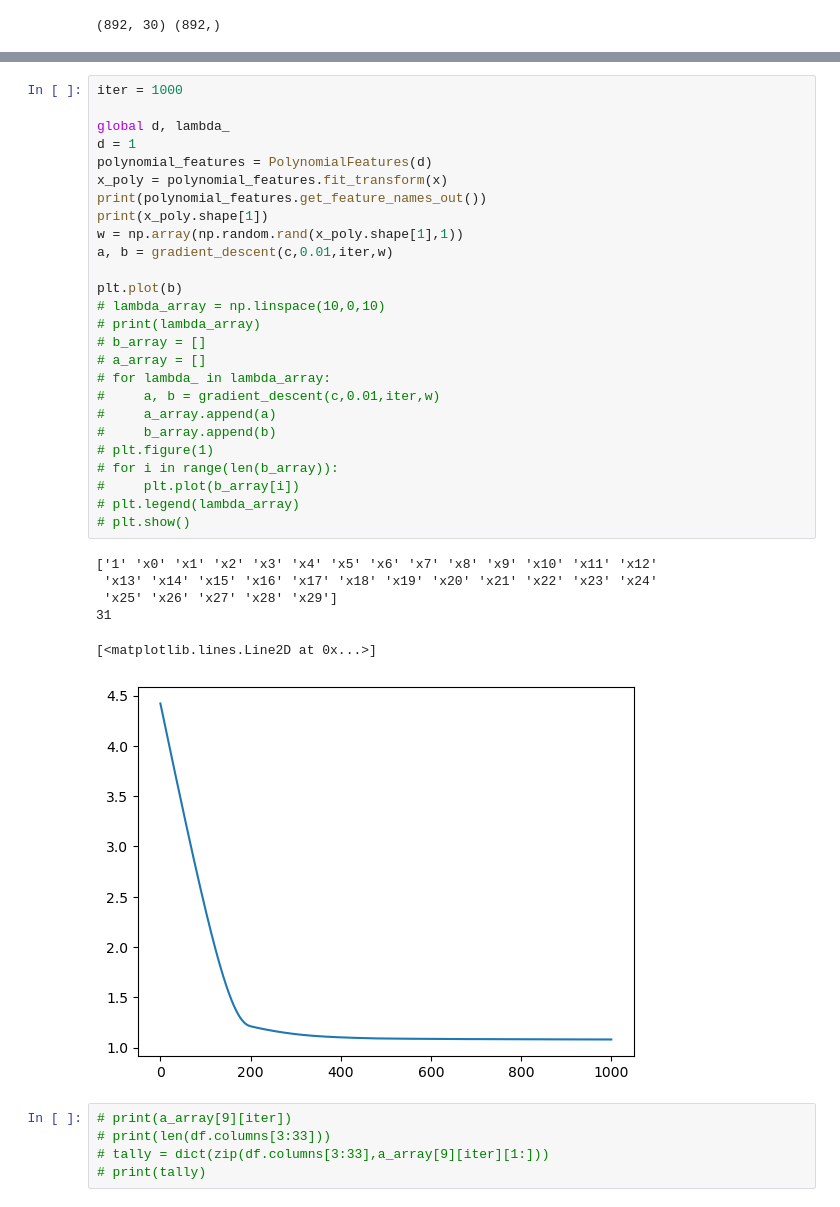
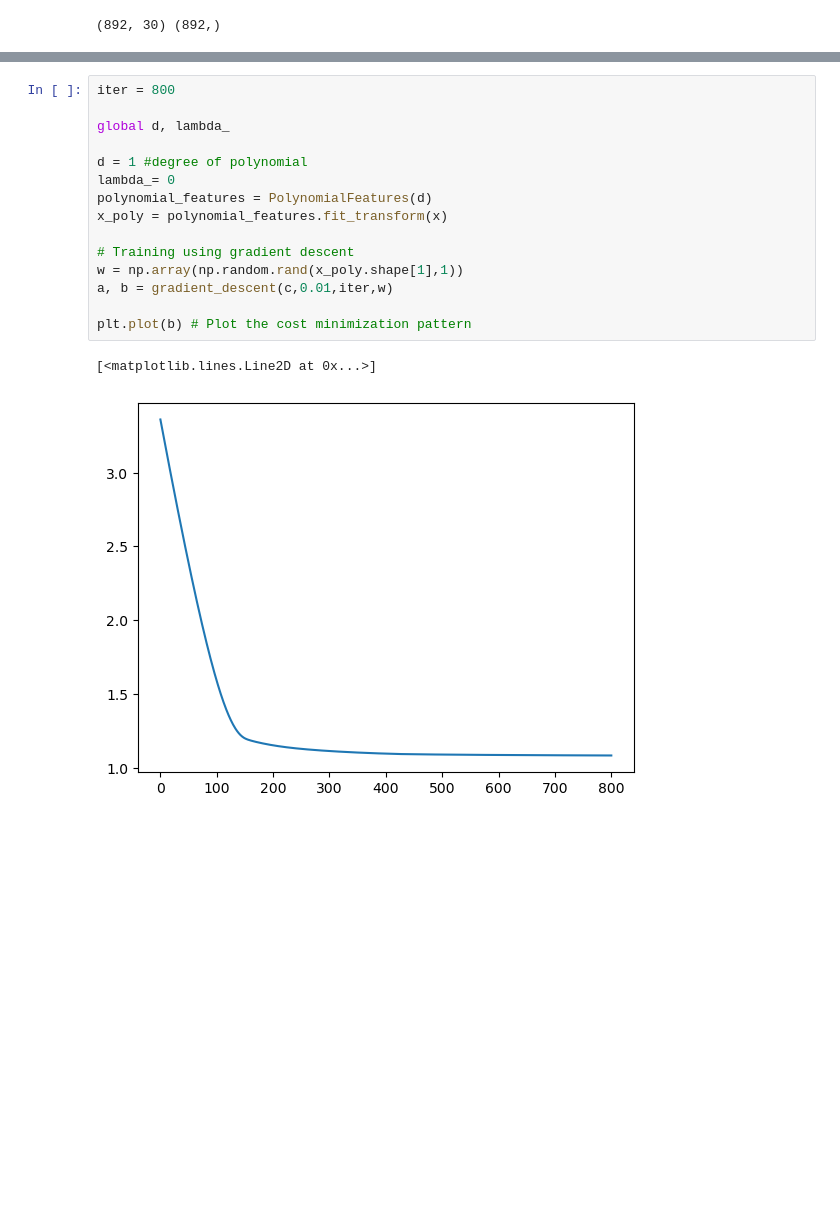
Before and after one commit to poku18/ENGR_Project_PR, a Jupyter notebook: 0_1_classifier.ipynb, the cells around one changed output, grey strips where cells are left out. Saved outputs shown, nothing was run; the diff lists cells and outputs as text; blank space fills up the shorter version.

```diff
--- a/0_1_classifier.ipynb
+++ b/0_1_classifier.ipynb
@@ -121,42 +126,22 @@ def c(w):
     c = cross_entropy(w,x_train,y_train)
     return c
 # %%
-iter = 1000
+iter = 800
 
 global d, lambda_
-d = 1
+
+d = 1 #degree of polynomial
+lambda_= 0
 polynomial_features = PolynomialFeatures(d)
 x_poly = polynomial_features.fit_transform(x)
-print(polynomial_features.get_feature_names_out())
-print(x_poly.shape[1])
+
+# Training using gradient descent
 w = np.array(np.random.rand(x_poly.shape[1],1))
 a, b = gradient_descent(c,0.01,iter,w)
 
-plt.plot(b)
-# lambda_array = np.linspace(10,0,10)
-# print(lambda_array)
-# b_array = []
-# a_array = []
-# for lambda_ in lambda_array:
-#     a, b = gradient_descent(c,0.01,iter,w)
-#     a_array.append(a)
-#     b_array.append(b)
-# plt.figure(1)
-# for i in range(len(b_array)):
-#     plt.plot(b_array[i])
-# plt.legend(lambda_array)
-# plt.show()
+plt.plot(b) # Plot the cost minimization pattern
 # %% [output]
-['1' 'x0' 'x1' 'x2' 'x3' 'x4' 'x5' 'x6' 'x7' 'x8' 'x9' 'x10' 'x11' 'x12'
- 'x13' 'x14' 'x15' 'x16' 'x17' 'x18' 'x19' 'x20' 'x21' 'x22' 'x23' 'x24'
- 'x25' 'x26' 'x27' 'x28' 'x29']
-31
+[<matplotlib.lines.Line2D at 0x...>]
-[<matplotlib.lines.Line2D at 0x...>]
-[figure, old version]
+[figure, new version]
-# %%
-# print(a_array[9][iter])
-# print(len(df.columns[3:33]))
-# tally = dict(zip(df.columns[3:33],a_array[9][iter][1:]))
-# print(tally)
 # %%
 y_pred = np.sign(sigmoid(model(x_test, a[iter]))- 0.5)/2 +0.5
```
Also changed, not shown: parts of 8 cells of this notebook.
